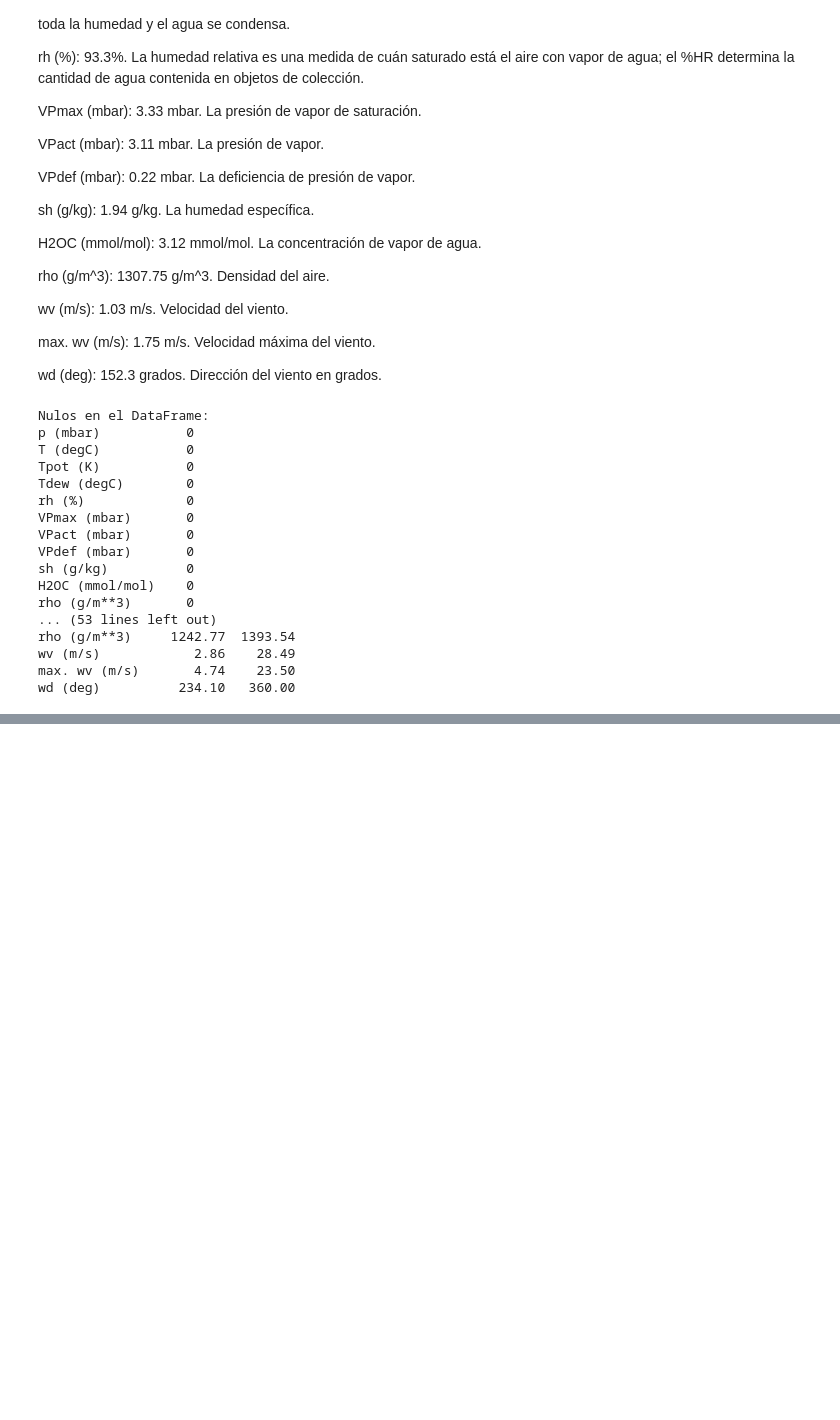
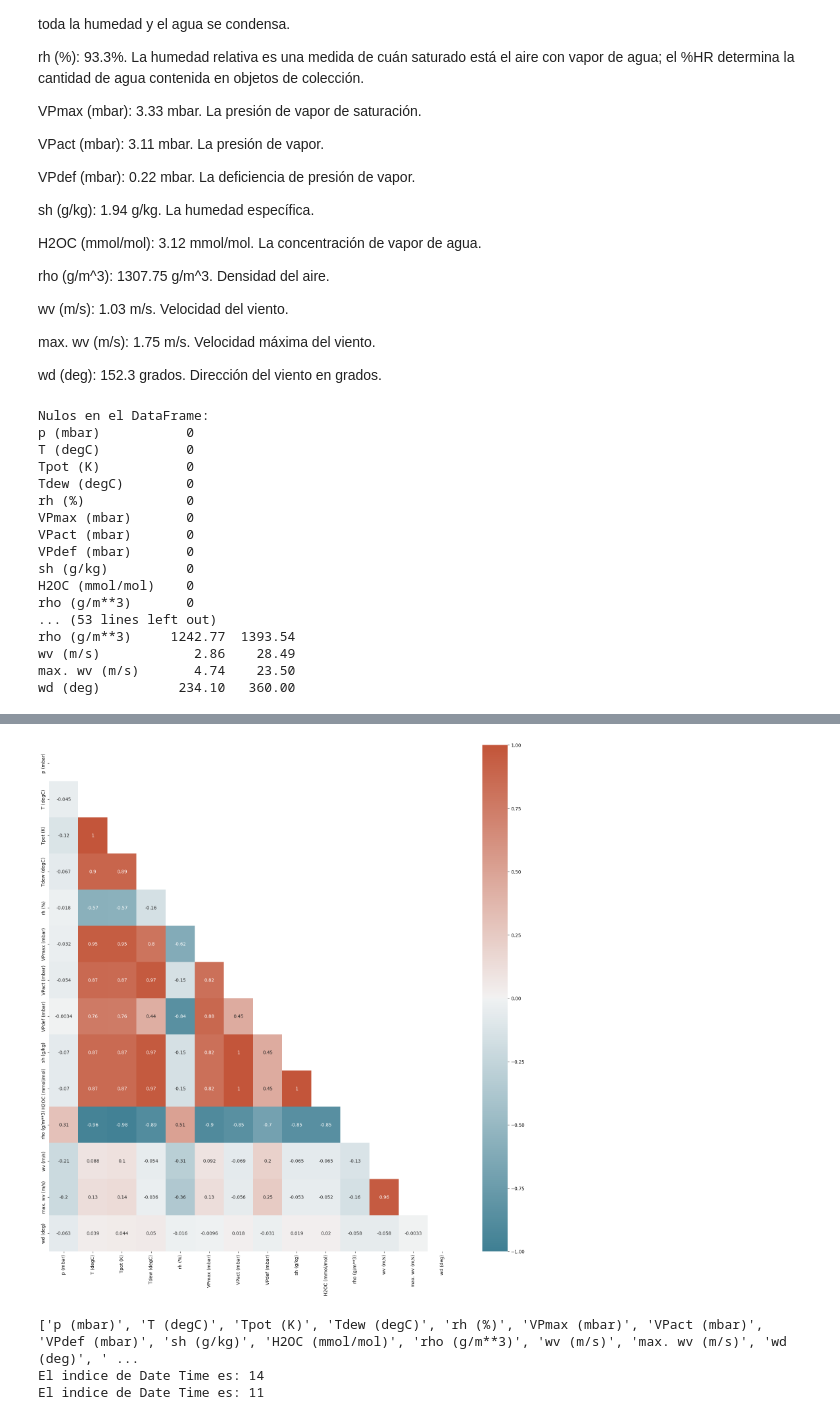
Before and after one commit to fullstackaaronsanchezbelber/fullstack, a Jupyter notebook: TimeSeriesCoursera/Notebook..ipynb, the cells around one changed output, grey strips where cells are left out. Cells and saved outputs as stored; diff of their text form; code cells hidden in the pictures; blank space fills up the shorter version.

```diff
--- a/TimeSeriesCoursera/Notebook..ipynb
+++ b/TimeSeriesCoursera/Notebook..ipynb
@@ -85,0 +178,14 @@ wd (deg)          234.10   360.00
+# %%
+def show_correlation_heatmap(dataframe):
+    plt.figure(figsize=(20, 20))
+    cor = dataframe.corr()
+    mask = np.triu(np.ones_like(cor, dtype=bool))
+    cmap = sns.diverging_palette(220, 20, as_cmap=True)
+    cmap.set_over('red')  # Para valores superiores a 0.85
+    cmap.set_under('red')  # Para valores inferiores a -0.85
+    sns.heatmap(cor, annot=True, cmap=cmap, mask=mask, center=0, vmin=-1, vmax=1)
+    plt.show()
+
+show_correlation_heatmap(df)
+# %% [output]
+[figure, added]
@@ -85,0 +203,11 @@ wd (deg)          234.10   360.00
+# %%
+columnas = NUMERIC + DATETIME
+print(columnas)
+date_time_idx = columnas.index(DATETIME[0])
+print(f'El indice de Date Time es: {date_time_idx}')
+wv_idx = columnas.index('wv (m/s)')
+print(f'El indice de Date Time es: {wv_idx}')
+# %% [output]
+['p (mbar)', 'T (degC)', 'Tpot (K)', 'Tdew (degC)', 'rh (%)', 'VPmax (mbar)', 'VPact (mbar)', 'VPdef (mbar)', 'sh (g/kg)', 'H2OC (mmol/mol)', 'rho (g/m**3)', 'wv (m/s)', 'max. wv (m/s)', 'wd (deg)', ' ...
+El indice de Date Time es: 14
+El indice de Date Time es: 11
```
Also changed, not shown: parts of 9 cells of this notebook.
